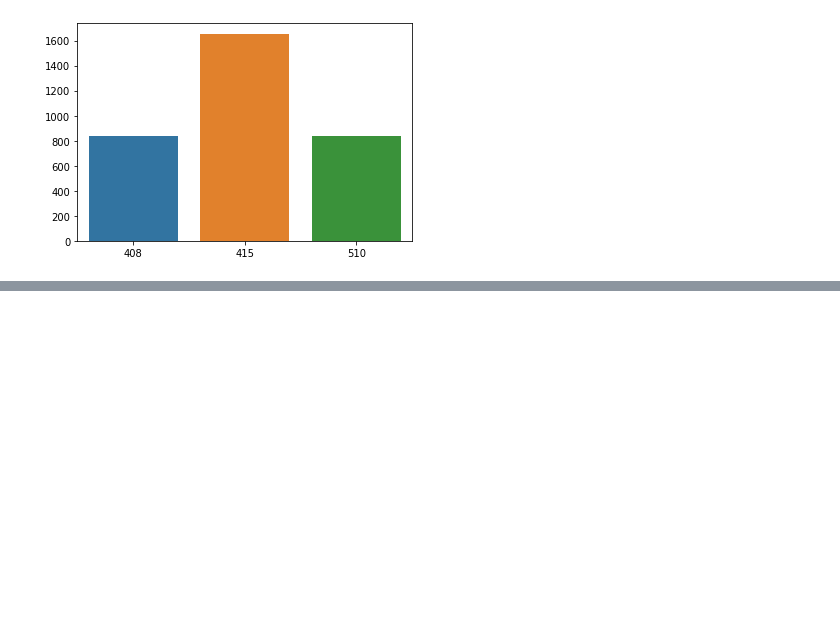
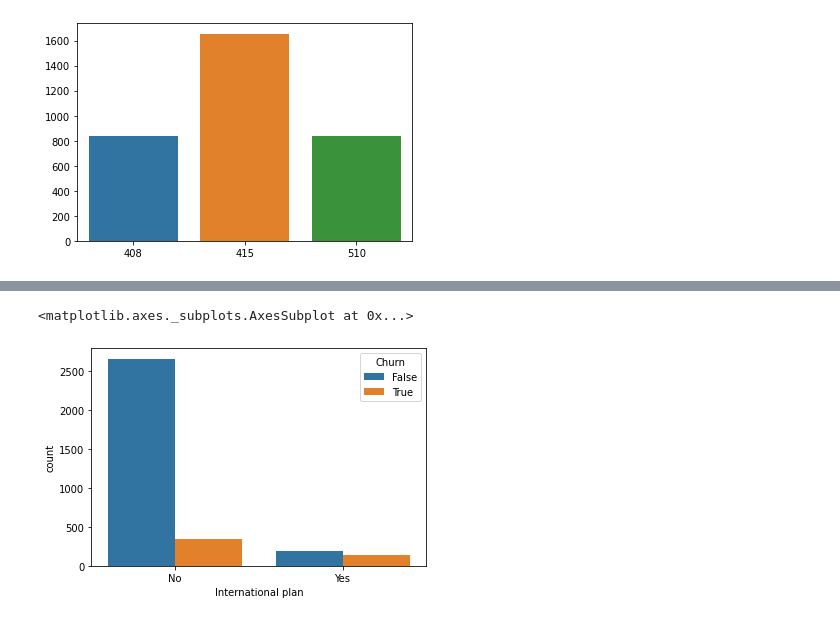
Before and after one commit to Pranavthimmaiah/Telecom-Churn-and-customer-retention-methods, a Jupyter notebook: Pranav_Thimmaiah_Team_1_Capstone_Project.ipynb, the cells around one changed output, grey strips where cells are left out. Drawn from its saved outputs; the diff is of its cells as text; code cells hidden in the pictures; blank space fills up the shorter version.

```diff
--- a/Pranav_Thimmaiah_Team_1_Capstone_Project.ipynb
+++ b/Pranav_Thimmaiah_Team_1_Capstone_Project.ipynb
@@ -193,0 +248,5 @@ sns.barplot(x=arc, y= count)
+# %%
+sns.countplot(x=df['International plan'],hue=df['Churn'])
+# %% [output]
+<matplotlib.axes._subplots.AxesSubplot at 0x...>
+[figure, added]
```
Also changed, not shown: parts of 11 cells of this notebook.
